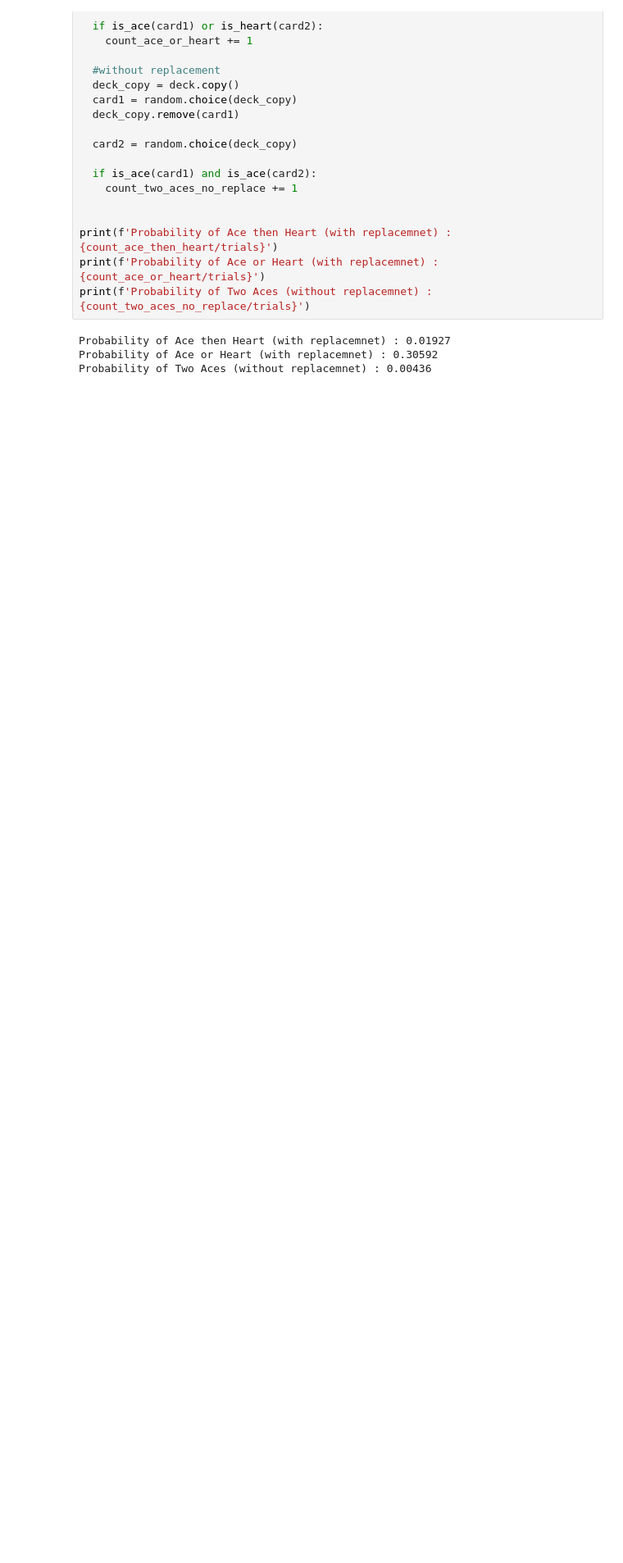
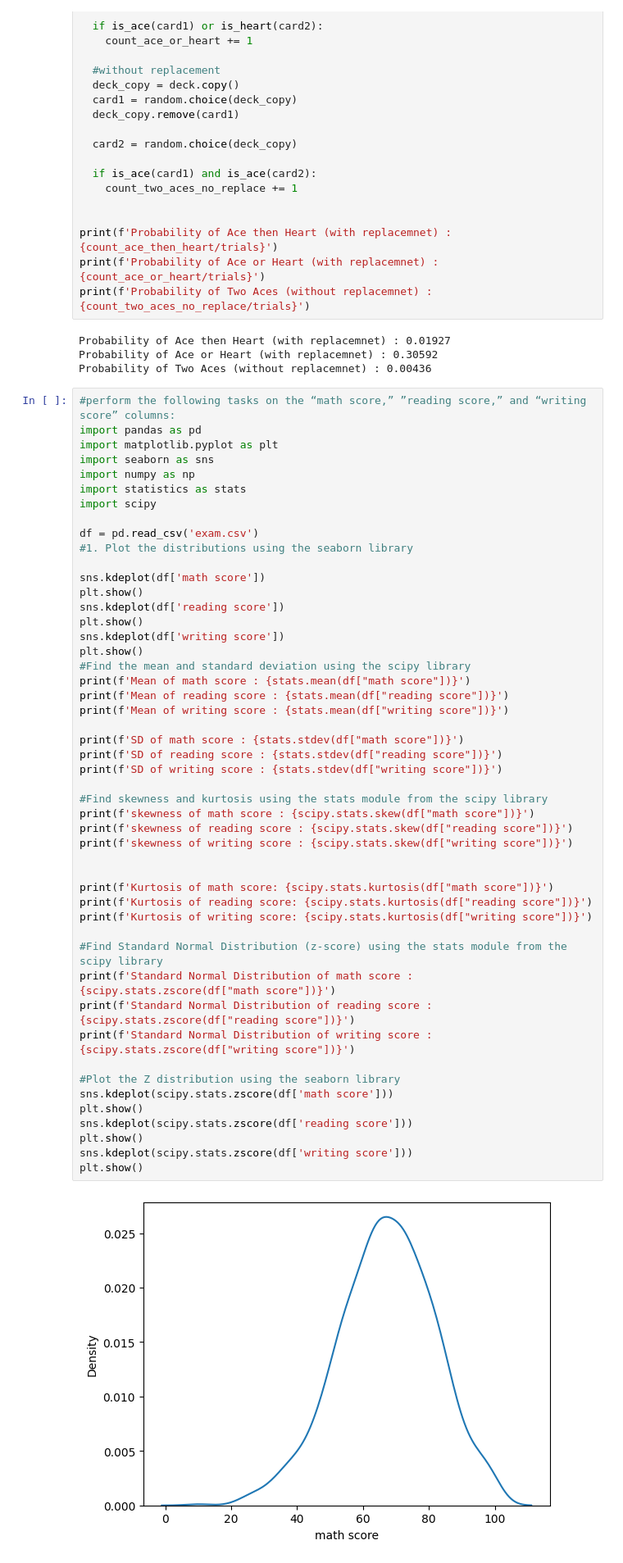
Before and after one commit to Ninja-draw-coder/PythonProjects, a Jupyter notebook: Module19.ipynb, the cells around one changed output. Shown at 82% size. Cells and saved outputs as stored; diff of their text form; blank space fills up the shorter version.

```diff
--- a/Module19.ipynb
+++ b/Module19.ipynb
@@ -47,3 +47,54 @@ print(f'Probability of Two Aces (without replacemnet) : {count_two_aces_no_repla
 Probability of Ace then Heart (with replacemnet) : 0.01927
 Probability of Ace or Heart (with replacemnet) : 0.30592
 Probability of Two Aces (without replacemnet) : 0.00436
+# %%
+#perform the following tasks on the “math score,” ”reading score,” and “writing score” columns:
+import pandas as pd
+import matplotlib.pyplot as plt
+import seaborn as sns
+import numpy as np
+import statistics as stats
+import scipy
+
+df = pd.read_csv('exam.csv')
+#1. Plot the distributions using the seaborn library
+
+sns.kdeplot(df['math score'])
+plt.show()
+sns.kdeplot(df['reading score'])
+plt.show()
+sns.kdeplot(df['writing score'])
+plt.show()
+#Find the mean and standard deviation using the scipy library
+print(f'Mean of math score : {stats.mean(df["math score"])}')
+print(f'Mean of reading score : {stats.mean(df["reading score"])}')
+print(f'Mean of writing score : {stats.mean(df["writing score"])}')
+
+print(f'SD of math score : {stats.stdev(df["math score"])}')
+print(f'SD of reading score : {stats.stdev(df["reading score"])}')
+print(f'SD of writing score : {stats.stdev(df["writing score"])}')
+
+#Find skewness and kurtosis using the stats module from the scipy library
+print(f'skewness of math score : {scipy.stats.skew(df["math score"])}')
+print(f'skewness of reading score : {scipy.stats.skew(df["reading score"])}')
+print(f'skewness of writing score : {scipy.stats.skew(df["writing score"])}')
+
+
+print(f'Kurtosis of math score: {scipy.stats.kurtosis(df["math score"])}')
+print(f'Kurtosis of reading score: {scipy.stats.kurtosis(df["reading score"])}')
+print(f'Kurtosis of writing score: {scipy.stats.kurtosis(df["writing score"])}')
+
+#Find Standard Normal Distribution (z-score) using the stats module from the scipy library
+print(f'Standard Normal Distribution of math score : {scipy.stats.zscore(df["math score"])}')
+print(f'Standard Normal Distribution of reading score : {scipy.stats.zscore(df["reading score"])}')
+print(f'Standard Normal Distribution of writing score : {scipy.stats.zscore(df["writing score"])}')
+
+#Plot the Z distribution using the seaborn library
+sns.kdeplot(scipy.stats.zscore(df['math score']))
+plt.show()
+sns.kdeplot(scipy.stats.zscore(df['reading score']))
+plt.show()
+sns.kdeplot(scipy.stats.zscore(df['writing score']))
+plt.show()
+# %% [output]
+[figure, added]
```
Also changed, not shown: parts of 1 cell of this notebook.
